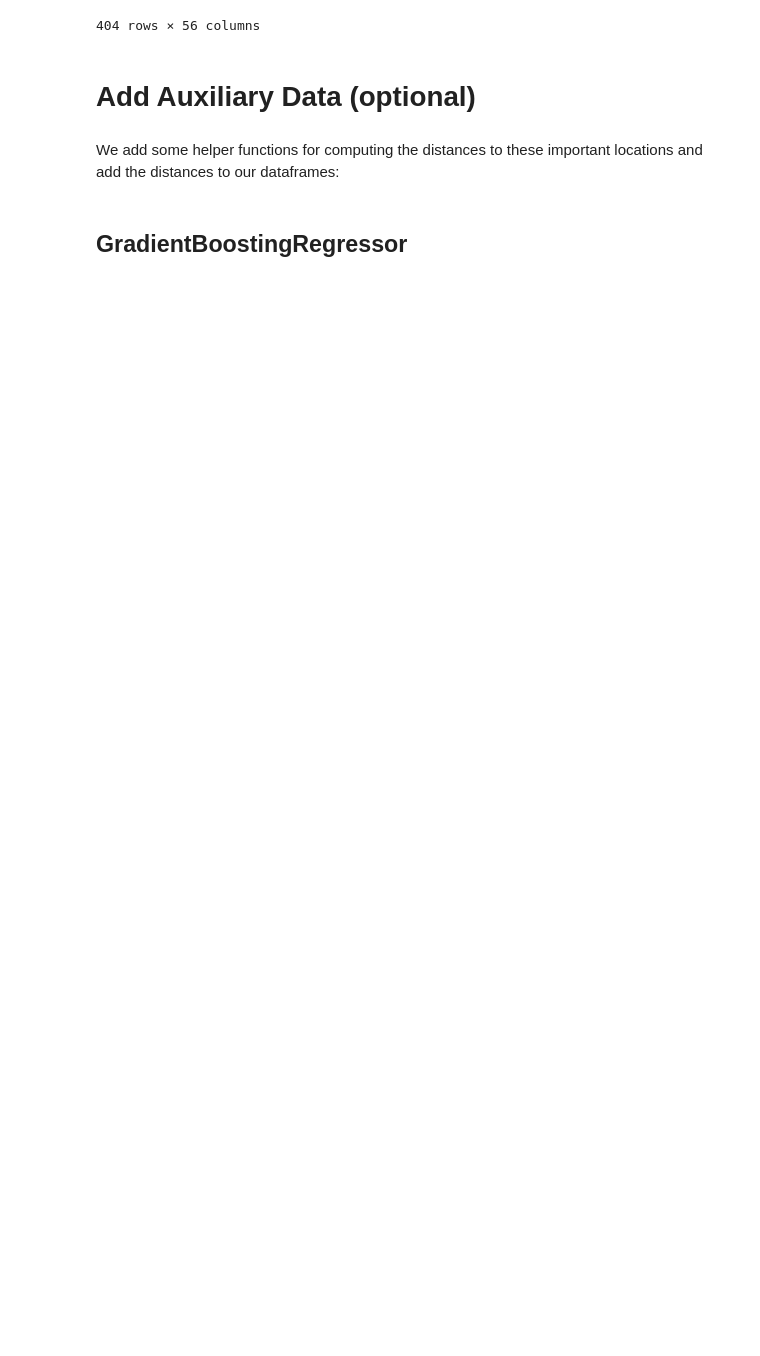
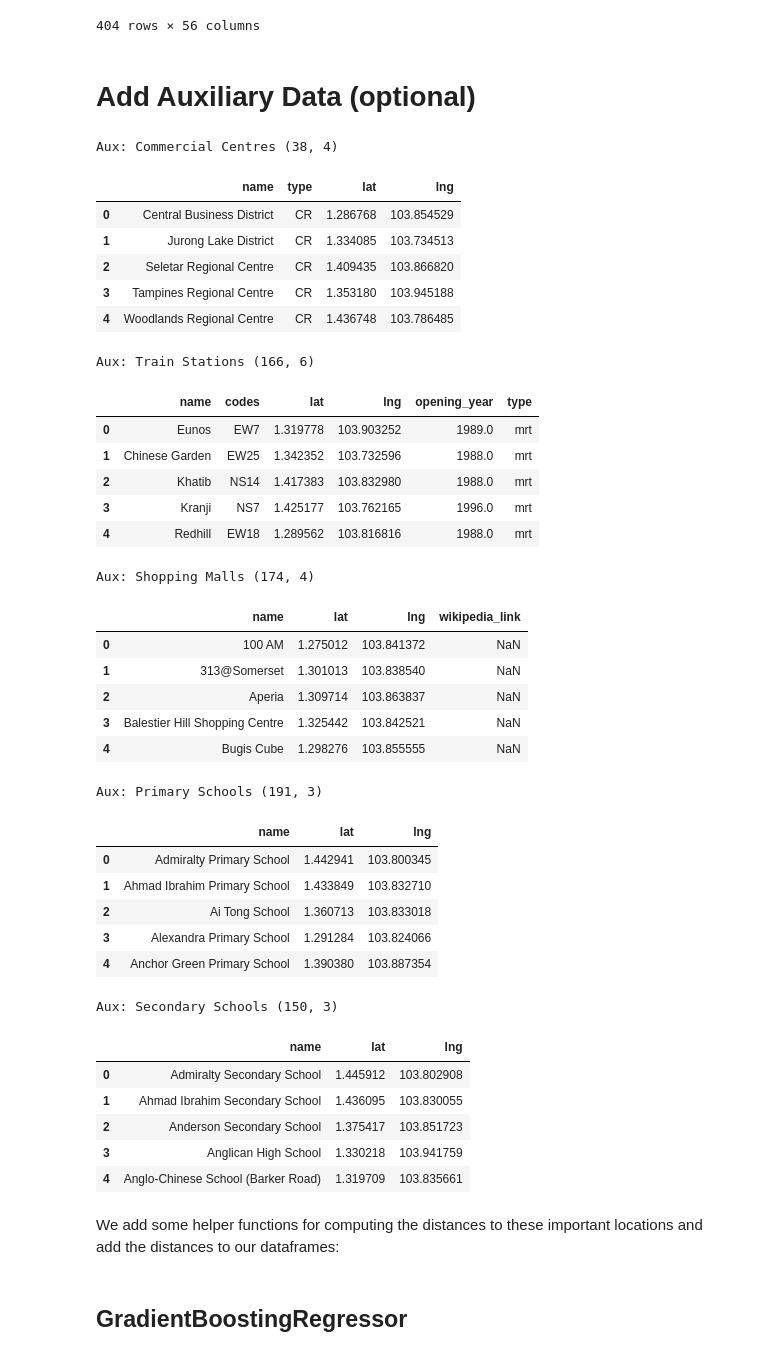
Before and after one commit to aidenywl/data-mining-property-prices, a Jupyter notebook: src/GradientBoostingRegressor.ipynb, the cells around one changed output. Cells and saved outputs as stored; diff of their text form; code cells hidden in the pictures; blank space fills up the shorter version.

```diff
--- a/src/GradientBoostingRegressor.ipynb
+++ b/src/GradientBoostingRegressor.ipynb
@@ -118,23 +118,59 @@ df_prices_train[df_prices_train['bedrooms'].isna()]
 # Add Auxiliary Data (optional)
 # %%
 # Import auxiliary data
-df_commercial_centres = pd.read_csv("data/auxiliary-data/auxiliary-data/sg-commerical-centres.csv")
-df_train_stations = pd.read_csv("data/auxiliary-data/auxiliary-data/sg-train-stations.csv")
-df_shopping_malls = pd.read_csv("data/auxiliary-data/auxiliary-data/sg-shopping-malls.csv")
-df_primary_schools = pd.read_csv("data/auxiliary-data/auxiliary-data/sg-primary-schools.csv")
-df_secondary_schools = pd.read_csv("data/auxiliary-data/auxiliary-data/sg-secondary-schools.csv")
+df_commercial_centres = pd.read_csv("../data/auxiliary-data/auxiliary-data/sg-commerical-centres.csv")
+df_train_stations = pd.read_csv("../data/auxiliary-data/auxiliary-data/sg-train-stations.csv")
+df_shopping_malls = pd.read_csv("../data/auxiliary-data/auxiliary-data/sg-shopping-malls.csv")
+df_primary_schools = pd.read_csv("../data/auxiliary-data/auxiliary-data/sg-primary-schools.csv")
+df_secondary_schools = pd.read_csv("../data/auxiliary-data/auxiliary-data/sg-secondary-schools.csv")
 
 # Have a peek at the data
 print("Aux: Commercial Centres", df_commercial_centres.shape)
 display(df_commercial_centres.head())
 print("Aux: Train Stations", df_train_stations.shape)
 display(df_train_stations.head())
 print("Aux: Shopping Malls", df_shopping_malls.shape)
 display(df_shopping_malls.head())
 print("Aux: Primary Schools", df_primary_schools.shape)
 display(df_primary_schools.head())
 print("Aux: Secondary Schools", df_secondary_schools.shape)
 display(df_secondary_schools.head())
+# %% [output]
+Aux: Commercial Centres (38, 4)
+|  | name | type | lat | lng |
+| 0 | Central Business District | CR | 1.286768 | 103.854529 |
+| 1 | Jurong Lake District | CR | 1.334085 | 103.734513 |
+| 2 | Seletar Regional Centre | CR | 1.409435 | 103.866820 |
+| 3 | Tampines Regional Centre | CR | 1.353180 | 103.945188 |
+| 4 | Woodlands Regional Centre | CR | 1.436748 | 103.786485 |
+Aux: Train Stations (166, 6)
+|  | name | codes | lat | lng | opening_year | type |
+| 0 | Eunos | EW7 | 1.319778 | 103.903252 | 1989.0 | mrt |
+| 1 | Chinese Garden | EW25 | 1.342352 | 103.732596 | 1988.0 | mrt |
+| 2 | Khatib | NS14 | 1.417383 | 103.832980 | 1988.0 | mrt |
+| 3 | Kranji | NS7 | 1.425177 | 103.762165 | 1996.0 | mrt |
+| 4 | Redhill | EW18 | 1.289562 | 103.816816 | 1988.0 | mrt |
+Aux: Shopping Malls (174, 4)
+|  | name | lat | lng | wikipedia_link |
+| 0 | 100 AM | 1.275012 | 103.841372 | NaN |
+| 1 | 313@Somerset | 1.301013 | 103.838540 | NaN |
+| 2 | Aperia | 1.309714 | 103.863837 | NaN |
+| 3 | Balestier Hill Shopping Centre | 1.325442 | 103.842521 | NaN |
+| 4 | Bugis Cube | 1.298276 | 103.855555 | NaN |
+Aux: Primary Schools (191, 3)
+|  | name | lat | lng |
+| 0 | Admiralty Primary School | 1.442941 | 103.800345 |
+| 1 | Ahmad Ibrahim Primary School | 1.433849 | 103.832710 |
+| 2 | Ai Tong School | 1.360713 | 103.833018 |
+| 3 | Alexandra Primary School | 1.291284 | 103.824066 |
+| 4 | Anchor Green Primary School | 1.390380 | 103.887354 |
+Aux: Secondary Schools (150, 3)
+|  | name | lat | lng |
+| 0 | Admiralty Secondary School | 1.445912 | 103.802908 |
+| 1 | Ahmad Ibrahim Secondary School | 1.436095 | 103.830055 |
+| 2 | Anderson Secondary School | 1.375417 | 103.851723 |
+| 3 | Anglican High School | 1.330218 | 103.941759 |
+| 4 | Anglo-Chinese School (Barker Road) | 1.319709 | 103.835661 |
 # %% [markdown]
 We add some helper functions for computing the distances to these important locations and add the distances to our dataframes:
 # %%
```
Also changed, not shown: parts of 6 cells of this notebook, 13 other files.
